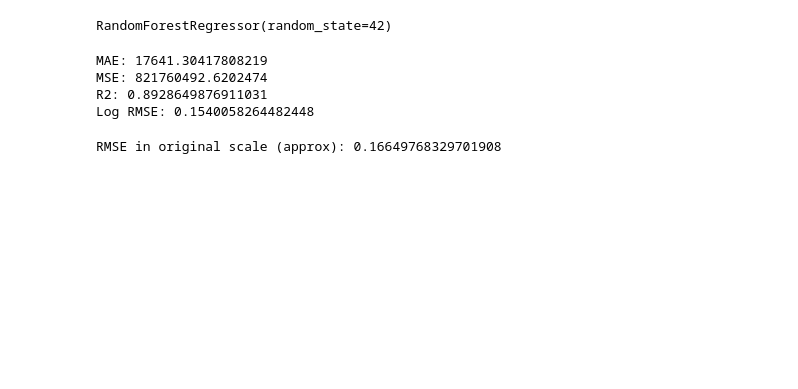
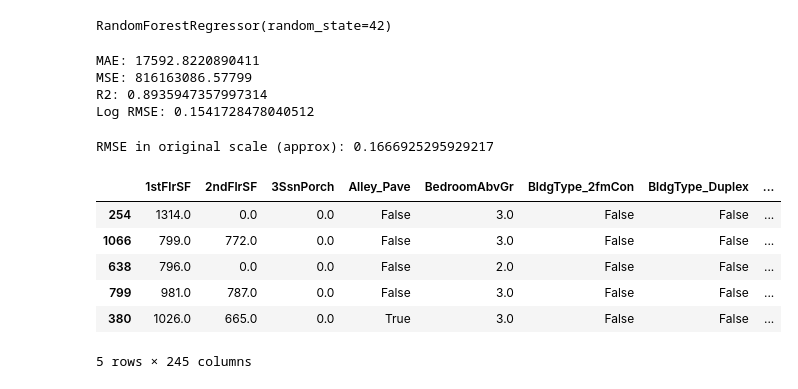
Before and after one commit to Athulkrishna-S/Athulkrishna-S, a Jupyter notebook: LandT.ipynb, the cells around one changed output. Drawn from its saved outputs; the diff is of its cells as text; code cells hidden in the pictures; blank space fills up the shorter version.

```diff
--- a/LandT.ipynb
+++ b/LandT.ipynb
@@ -221,0 +234,6 @@ test = pd.get_dummies(test, columns=categorical_columns, drop_first=True)
+# %%
+train, test = train.align(test, join='outer', axis=1)
+
+# Fill missing values in both datasets (arising from alignment)
+train = train.fillna(0)
+test= test.fillna(0)
@@ -265,12 +288,22 @@ print(f"MSE: {mse}")
 print(f"R2: {r2}")
 print(f"Log RMSE: {rmse_log}")
 # %% [output]
-MAE: 17641.30417808219
-MSE: 821760492.6202474
-R2: 0.8928649876911031
-Log RMSE: 0.1540058264482448
+MAE: 17592.8220890411
+MSE: 816163086.57799
+R2: 0.8935947357997314
+Log RMSE: 0.1541728478040512
 # %%
 exp_error = np.expm1(rmse_log)
 print(f"RMSE in original scale (approx): {exp_error}")
 # %% [output]
-RMSE in original scale (approx): 0.16649768329701908
+RMSE in original scale (approx): 0.1666925295929217
+# %%
+X_train_split.head()
+# %% [output]
+|  | 1stFlrSF | 2ndFlrSF | 3SsnPorch | Alley_Pave | BedroomAbvGr | BldgType_2fmCon | BldgType_Duplex | ... |
+| 254 | 1314.0 | 0.0 | 0.0 | False | 3.0 | False | False | ... |
+| 1066 | 799.0 | 772.0 | 0.0 | False | 3.0 | False | False | ... |
+| 638 | 796.0 | 0.0 | 0.0 | False | 2.0 | False | False | ... |
+| 799 | 981.0 | 787.0 | 0.0 | False | 3.0 | False | False | ... |
+| 380 | 1026.0 | 665.0 | 0.0 | True | 3.0 | False | False | ... |
+5 rows × 245 columns
```
Also changed, not shown: parts of 16 cells of this notebook.
